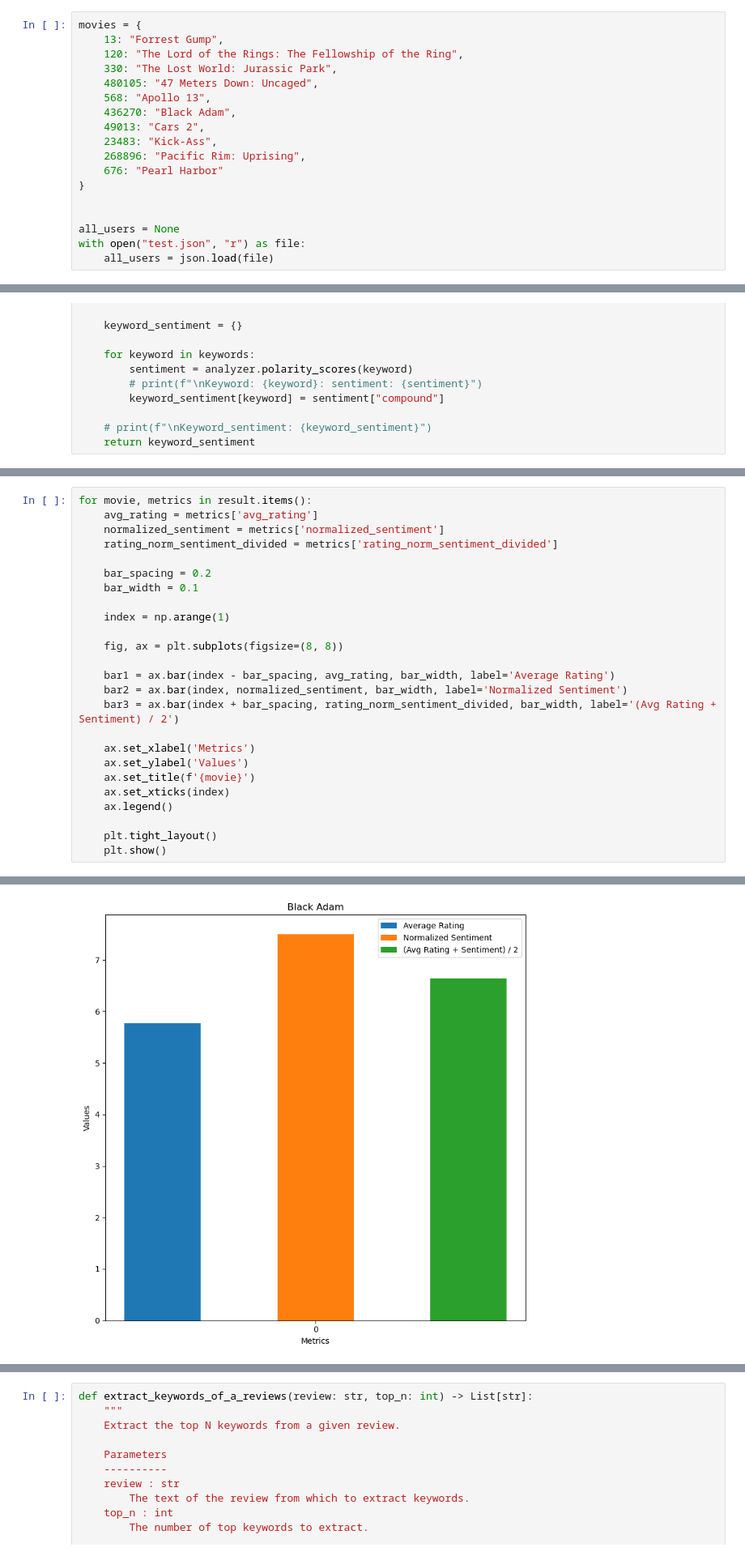
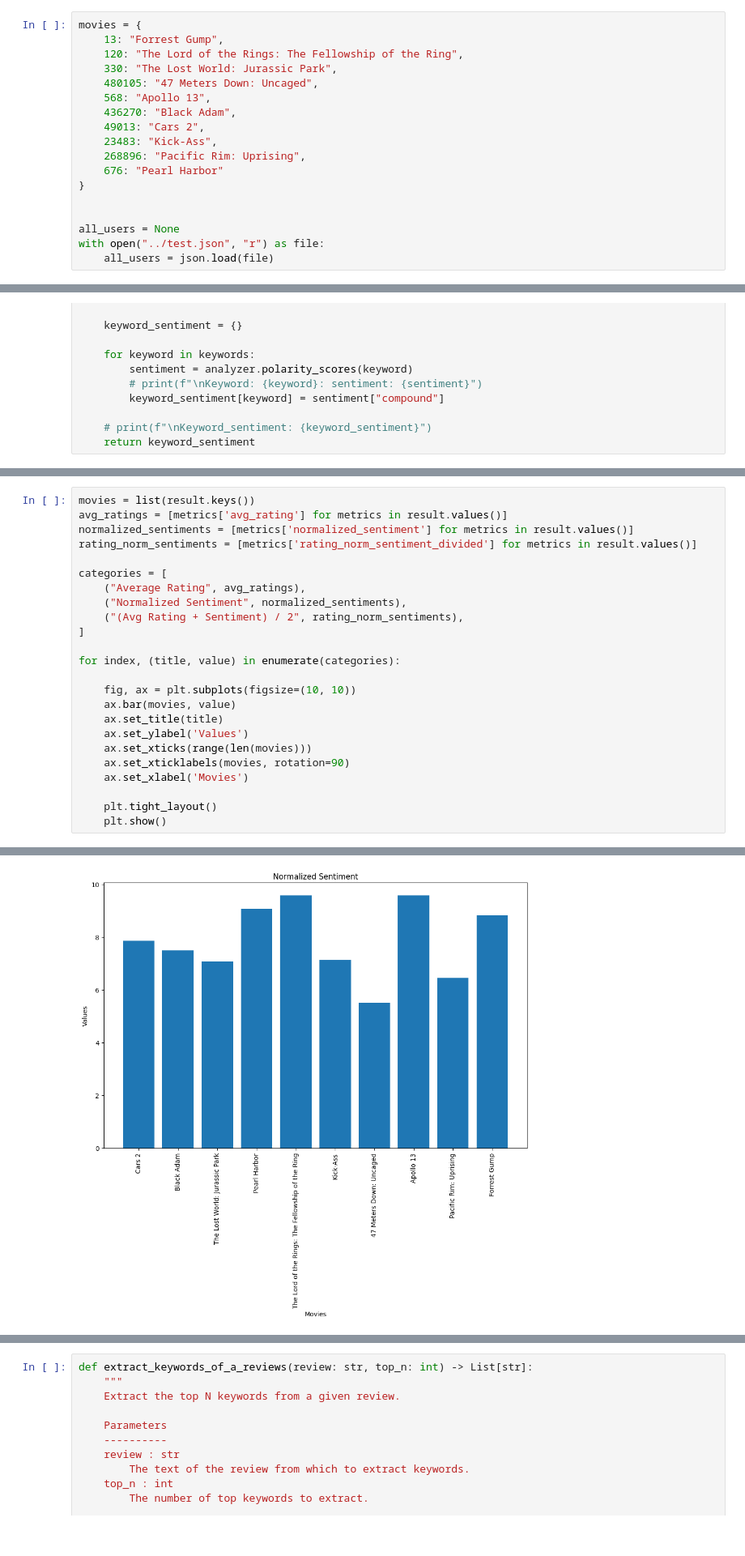
Before and after one commit to Padinator/Watch-Tip, a Jupyter notebook: ranking/visualize_ranking_data.ipynb, the cells around one changed output, grey strips where cells are left out. Shown at 81% size. Drawn from its saved outputs; the diff is of its cells as text.

Commit message:
Changed the style of the plot, now there are only 3 plots

```diff
--- a/ranking/visualize_ranking_data.ipynb
+++ b/ranking/visualize_ranking_data.ipynb
@@ -39,7 +41,7 @@ movies = {
 
 
 all_users = None
-with open("test.json", "r") as file:
+with open("../test.json", "r") as file:
     all_users = json.load(file)
 # %%
 def get_reviews_by_movie_ids(reviews, movie_ids):
@@ -146,25 +184,24 @@ result
 # %%
-for movie, metrics in result.items():
-    avg_rating = metrics['avg_rating']
-    normalized_sentiment = metrics['normalized_sentiment']
-    rating_norm_sentiment_divided = metrics['rating_norm_sentiment_divided']
+movies = list(result.keys())
+avg_ratings = [metrics['avg_rating'] for metrics in result.values()]
+normalized_sentiments = [metrics['normalized_sentiment'] for metrics in result.values()]
+rating_norm_sentiments = [metrics['rating_norm_sentiment_divided'] for metrics in result.values()]
 
-    bar_spacing = 0.2
-    bar_width = 0.1
+categories = [
+    ("Average Rating", avg_ratings),
+    ("Normalized Sentiment", normalized_sentiments),
+    ("(Avg Rating + Sentiment) / 2", rating_norm_sentiments),
+]
 
-    index = np.arange(1)
+for index, (title, value) in enumerate(categories):
 
-    fig, ax = plt.subplots(figsize=(8, 8))
-
-    bar1 = ax.bar(index - bar_spacing, avg_rating, bar_width, label='Average Rating')
-    bar2 = ax.bar(index, normalized_sentiment, bar_width, label='Normalized Sentiment')
-    bar3 = ax.bar(index + bar_spacing, rating_norm_sentiment_divided, bar_width, label='(Avg Rating + Sentiment) / 2')
-
-    ax.set_xlabel('Metrics')
+    fig, ax = plt.subplots(figsize=(10, 10))
+    ax.bar(movies, value)
+    ax.set_title(title)
     ax.set_ylabel('Values')
-    ax.set_title(f'{movie}')
-    ax.set_xticks(index)
-    ax.legend()
+    ax.set_xticks(range(len(movies)))
+    ax.set_xticklabels(movies, rotation=90)
+    ax.set_xlabel('Movies')
 
     plt.tight_layout()
     plt.show()
@@ -173 +210 @@ for movie, metrics in result.items():
-[figure, old version]
+[figure, new version]
```
Also changed, not shown: parts of 3 cells of this notebook.
